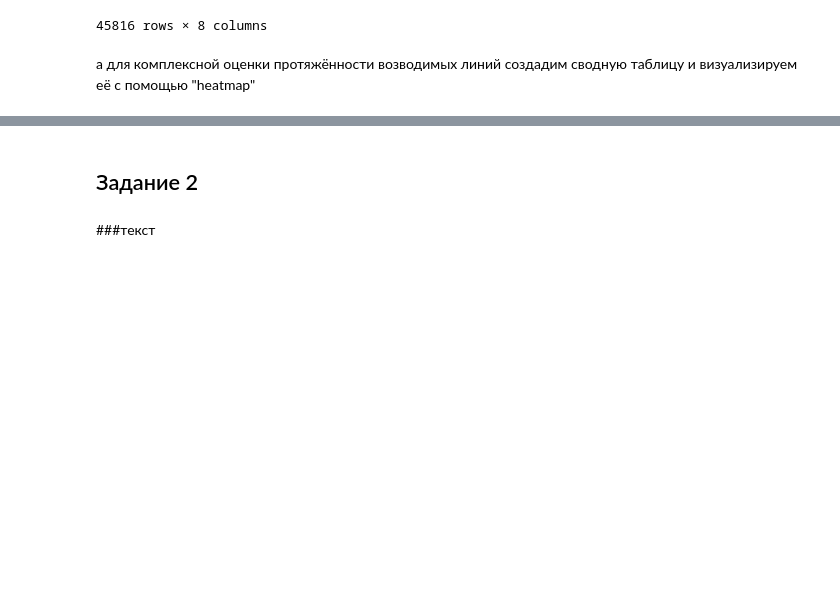
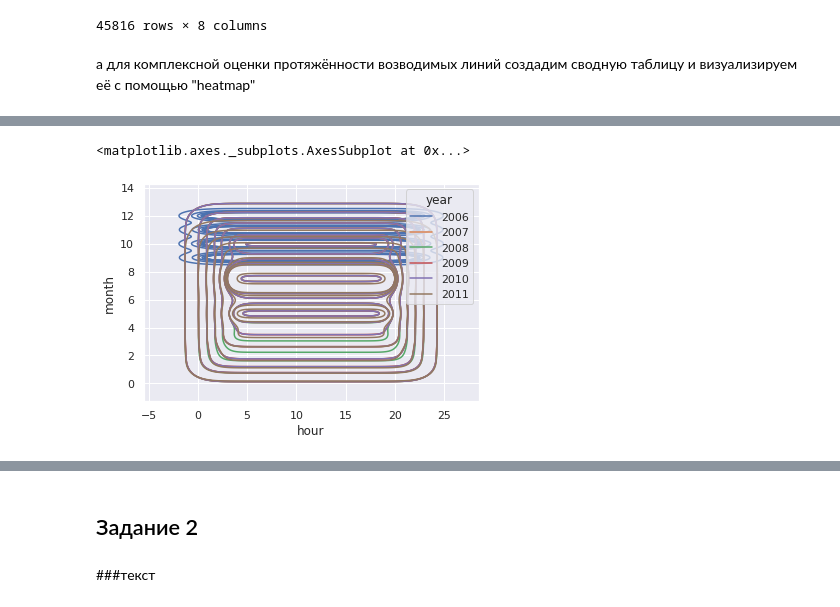
Before and after one commit to sky16k/pyda, a Jupyter notebook: PYDA15_viz_HW_2.ipynb, the cells around one changed output, grey strips where cells are left out. Saved outputs shown, nothing was run; the diff lists cells and outputs as text; code cells hidden in the pictures; blank space fills up the shorter version.

```diff
--- a/PYDA15_viz_HW_2.ipynb
+++ b/PYDA15_viz_HW_2.ipynb
@@ -449,0 +456,5 @@ sns.heatmap(df_map, cmap='Greens')
+# %%
+df_price_eur = df_copy.reset_index()[['price_eur','year','month','hour']].copy()
+df_price_eur['year'] = df_price_eur['year'].astype(str)
+# print(df_price_eur.info())
+df_price_eur_map
@@ -450,2 +487,26 @@ sns.heatmap(df_map, cmap='Greens')
+# %%
+# df_map = (df_copy
+#               .pivot_table(
+#                  index='month',
+#                  columns='hour',
+#                  values='price_eur',
+#                  aggfunc=np.median
+#                  )
+#               .fillna(0)
+#               .reindex(list(range(7,13))+list(range(1,7)))
+#               )
+
+sns.kdeplot(
+    data=df_price_eur,
+    x="hour",
+    y="month",
+    hue="year",
+    # thresh=100,
+    # cmap='colorblind'
+    )
+# sns.color_palette('tab10')
+# %% [output]
+<matplotlib.axes._subplots.AxesSubplot at 0x...>
+[figure, added]
 # %%
 z
```
Also changed, not shown: parts of 19 cells of this notebook.
